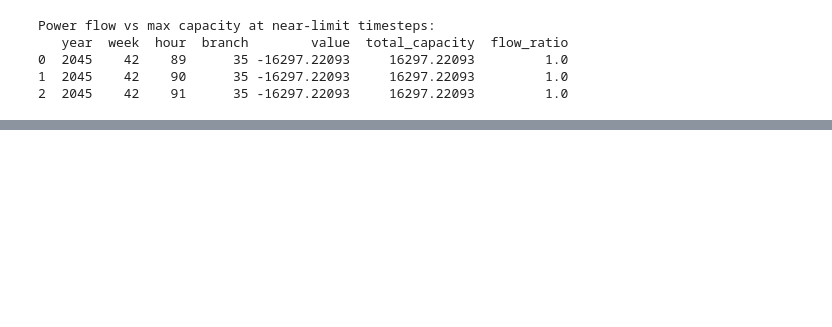
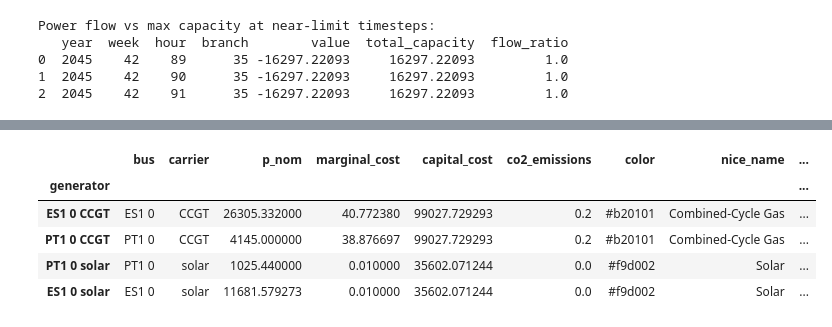
Before and after one commit to TinusAlsos/master_project, a Jupyter notebook: notebooks/analyze_duals.ipynb, the cells around one changed output, grey strips where cells are left out. Saved outputs shown, nothing was run; the diff lists cells and outputs as text; code cells hidden in the pictures; blank space fills up the shorter version.

```diff
--- a/notebooks/analyze_duals.ipynb
+++ b/notebooks/analyze_duals.ipynb
@@ -801,0 +787,12 @@ dict_keys(['battery_charge_new_max_duals', 'battery_charge_old_max_duals', 'batt
+# %%
+gens = generator_capacity.loc[2045][
+    generator_capacity.loc[2045]["value"] > 0
+].index.values
+generators.loc[2045].loc[gens].sort_values(by="capital_cost", ascending=False)
+# %% [output]
+|  | bus | carrier | p_nom | marginal_cost | capital_cost | co2_emissions | color | nice_name | ... |
+| generator |  |  |  |  |  |  |  |  | ... |
+| ES1 0 CCGT | ES1 0 | CCGT | 26305.332000 | 40.772380 | 99027.729293 | 0.2 | #b20101 | Combined-Cycle Gas | ... |
+| PT1 0 CCGT | PT1 0 | CCGT | 4145.000000 | 38.876697 | 99027.729293 | 0.2 | #b20101 | Combined-Cycle Gas | ... |
+| PT1 0 solar | PT1 0 | solar | 1025.440000 | 0.010000 | 35602.071244 | 0.0 | #f9d002 | Solar | ... |
+| ES1 0 solar | ES1 0 | solar | 11681.579273 | 0.010000 | 35602.071244 | 0.0 | #f9d002 | Solar | ... |
```
Also changed, not shown: parts of 20 cells of this notebook, 29 other files.
